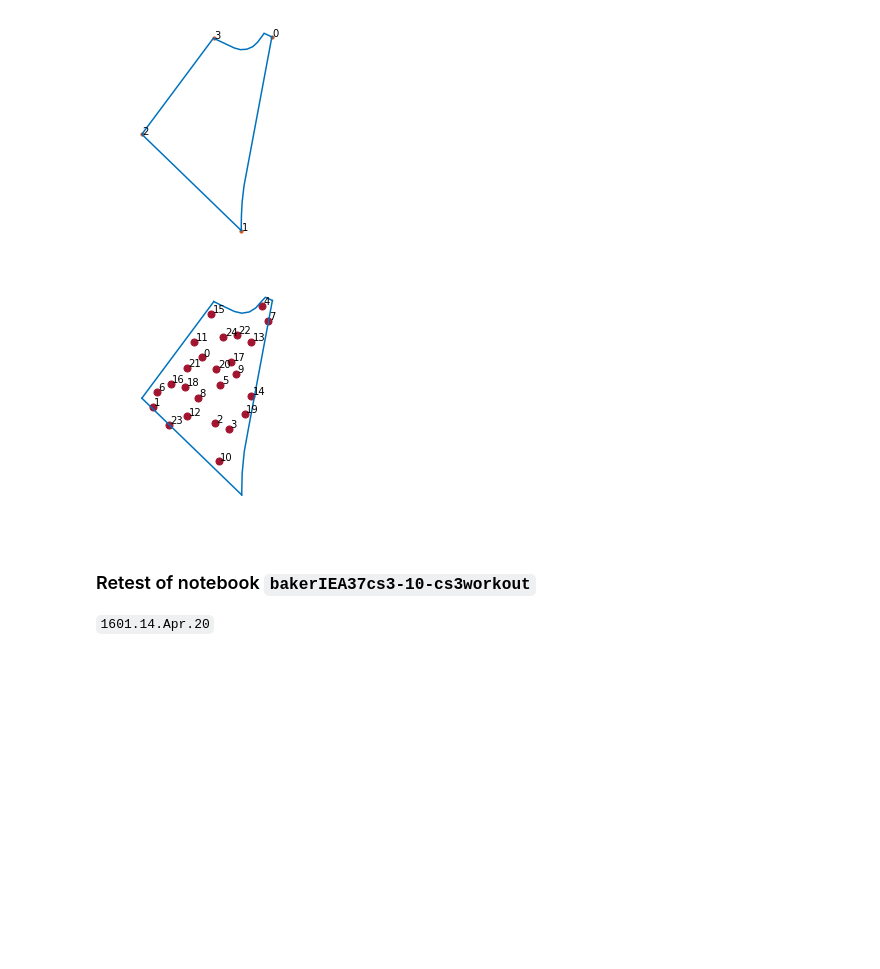
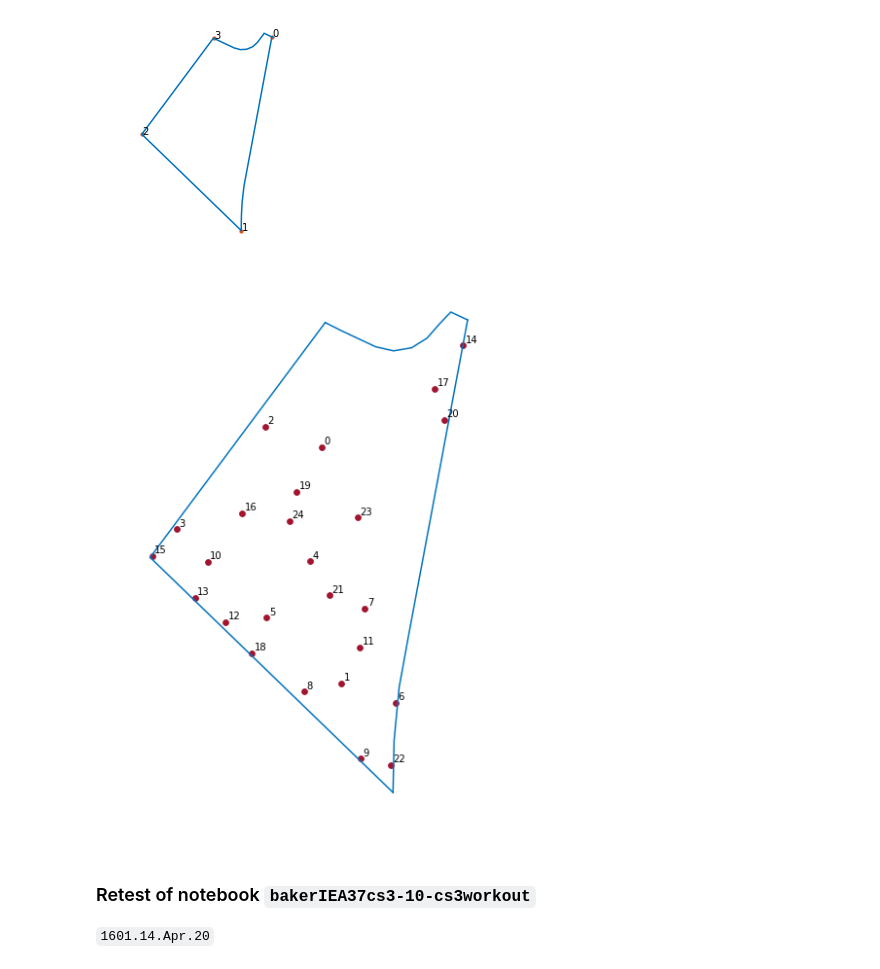
Before and after one commit to byuflowlab/iea37-casestudies-extrafiles, a Jupyter notebook: cs3-4/optimo-attempt-baker/notebook-snopt/bakerIEA37cs3-11-cs3workout.ipynb, the cells around one changed output. Cells and saved outputs as stored; diff of their text form; code cells hidden in the pictures; blank space fills up the shorter version.

```diff
--- a/cs3-4/optimo-attempt-baker/notebook-snopt/bakerIEA37cs3-11-cs3workout.ipynb
+++ b/cs3-4/optimo-attempt-baker/notebook-snopt/bakerIEA37cs3-11-cs3workout.ipynb
@@ -348,21 +346,22 @@ printTurbines(vertexPts, getPltClrs().getColor(6), 10, True)
 # %%
 #-- Testing --#
 numTurbs = 25
 turb_diam = 198.0
 vertexPts = bndryPts[vertexList[0:4]]  # Make an array of just the four "vertex" points we're using
-turbRandoList = iea37cs3randomstarts(numTurbs, splineList, vertexPts, turb_diam)
+turbRandoList = iea37cs3randomstarts(numTurbs, splineList, vertexPts, fMinDist)
+
+#-- Print the random turbine locations (with numbers) --#
+#-- Plot the boundary --#
+plt.figure(figsize=(20,10))
+for i in range(numSides):
+    plt.hold = True
+    printBoundaryArray(segCoordList[i].x, splineList[i](segCoordList[i].x), 5)
+
+#-- Plot the turbine locations --#
+printTurbines(turbRandoList, getPltClrs().getColor(1), turb_diam/6, True)
+#-- End print of turbine locations--#
+# %% [output]
+[figure, added]
-# %%
-#-- Print the random turbine locations (with numbers) --#
-#-- Plot the boundary --#
-for i in range(numSides):
-    plt.hold = True
-    printBoundaryArray(segCoordList[i].x, splineList[i](segCoordList[i].x), 5)
-
-#-- Plot the turbine locations --#
-printTurbines(turbRandoList, getPltClrs().getColor(1), turb_diam/4, True)
-#-- End print of turbine locations--#
-# %% [output]
-[figure, removed]
 # %% [markdown]
 ### Retest of notebook `bakerIEA37cs3-10-cs3workout`
 
```
Also changed, not shown: parts of 5 cells of this notebook, 12 other files.
